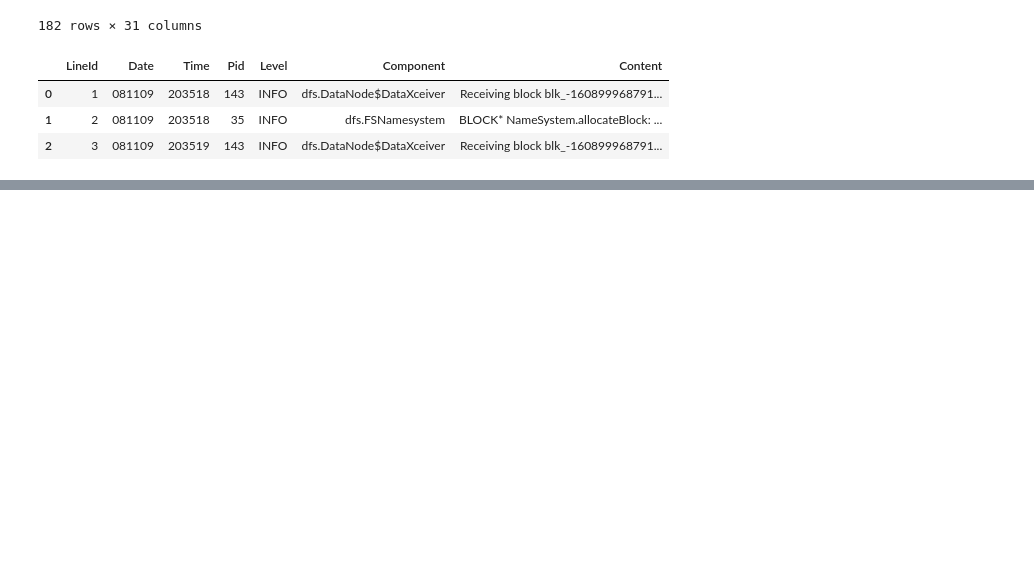
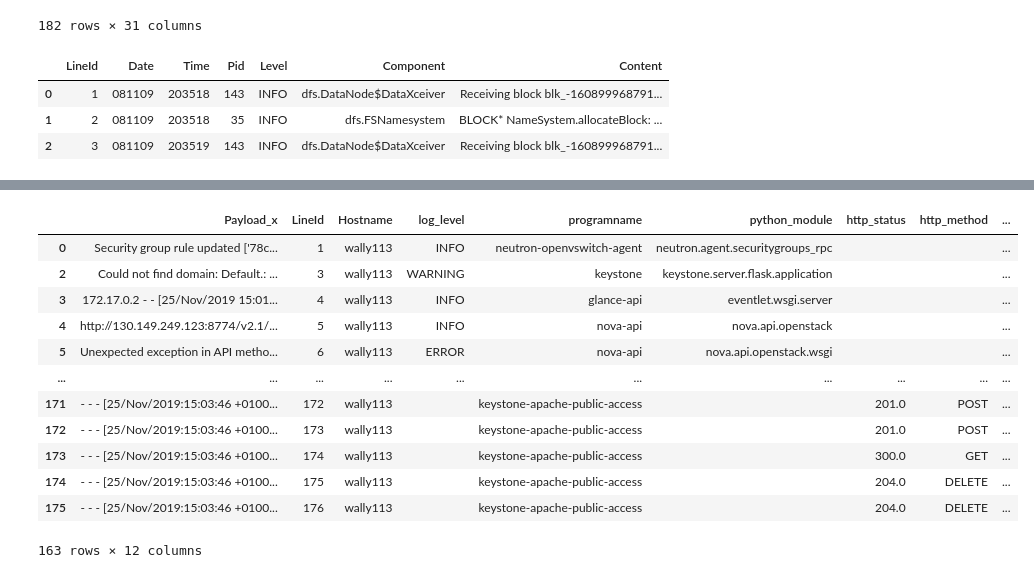
Before and after one commit to DerDoni/Domain-Guided-Monitoring, a Jupyter notebook: notebooks/Attention vs. no attention.ipynb, the cells around one changed output, grey strips where cells are left out. Saved outputs shown, nothing was run; the diff lists cells and outputs as text; code cells hidden in the pictures; blank space fills up the shorter version.

```diff
--- a/notebooks/Attention vs. no attention.ipynb
+++ b/notebooks/Attention vs. no attention.ipynb
@@ -205,0 +304,3 @@ parser.df_log
+# %%
+all_logs_df = pd.DataFrame(dataset_df["Payload"].dropna().drop_duplicates())
+all_logs_df
@@ -205,0 +321,16 @@ parser.df_log
+# %%
+pd.merge(all_logs_df, spell_result_df, left_index=True, right_index=True, how="left")
+# %% [output]
+|  | Payload_x | LineId | Hostname | log_level | programname | python_module | http_status | http_method | ... |
+| 0 | Security group rule updated ['78c... | 1 | wally113 | INFO | neutron-openvswitch-agent | neutron.agent.securitygroups_rpc |  |  | ... |
+| 2 | Could not find domain: Default.: ... | 3 | wally113 | WARNING | keystone | keystone.server.flask.application |  |  | ... |
+| 3 | 172.17.0.2 - - [25/Nov/2019 15:01... | 4 | wally113 | INFO | glance-api | eventlet.wsgi.server |  |  | ... |
+| 4 | http://130.149.249.123:8774/v2.1/... | 5 | wally113 | INFO | nova-api | nova.api.openstack |  |  | ... |
+| 5 | Unexpected exception in API metho... | 6 | wally113 | ERROR | nova-api | nova.api.openstack.wsgi |  |  | ... |
+| ... | ... | ... | ... | ... | ... | ... | ... | ... | ... |
+| 171 | - - - [25/Nov/2019:15:03:46 +0100... | 172 | wally113 |  | keystone-apache-public-access |  | 201.0 | POST | ... |
+| 172 | - - - [25/Nov/2019:15:03:46 +0100... | 173 | wally113 |  | keystone-apache-public-access |  | 201.0 | POST | ... |
+| 173 | - - - [25/Nov/2019:15:03:46 +0100... | 174 | wally113 |  | keystone-apache-public-access |  | 300.0 | GET | ... |
+| 174 | - - - [25/Nov/2019:15:03:46 +0100... | 175 | wally113 |  | keystone-apache-public-access |  | 204.0 | DELETE | ... |
+| 175 | - - - [25/Nov/2019:15:03:46 +0100... | 176 | wally113 |  | keystone-apache-public-access |  | 204.0 | DELETE | ... |
+163 rows × 12 columns
```
Also changed, not shown: parts of 10 cells of this notebook, 2 other files.
